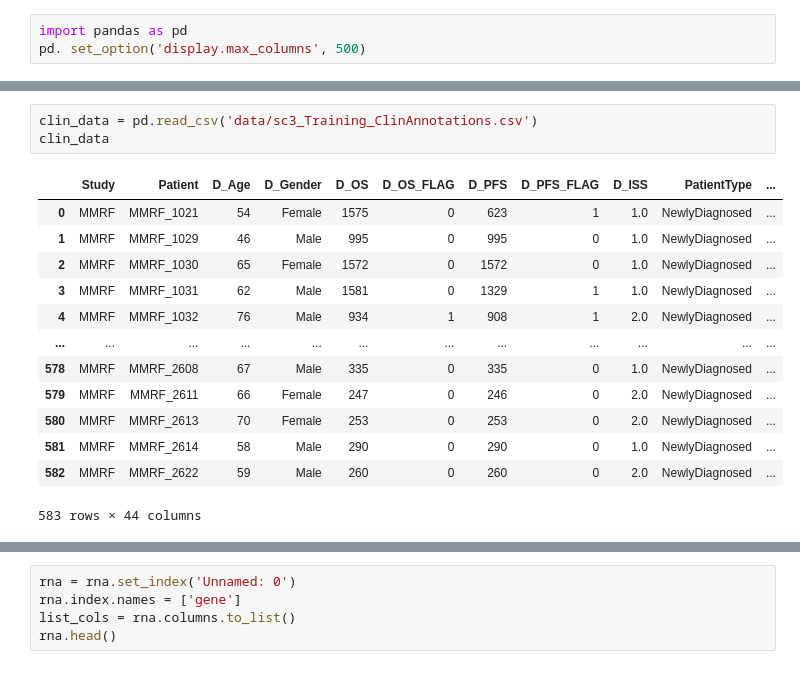
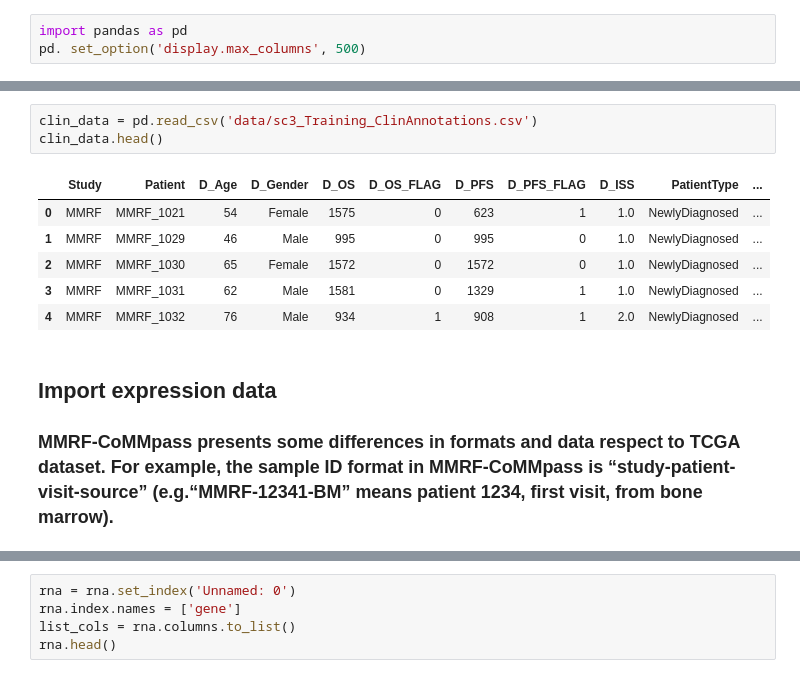
Before and after one commit to anastasia-enot/multiple_myeloma_challenge, a Jupyter notebook: 01_preprocessing_datasets.ipynb, the cells around one changed output, grey strips where cells are left out. Saved outputs shown, nothing was run; the diff lists cells and outputs as text.

```diff
--- a/01_preprocessing_datasets.ipynb
+++ b/01_preprocessing_datasets.ipynb
@@ -22,19 +16,15 @@ clin_dict
 # %%
 clin_data = pd.read_csv('data/sc3_Training_ClinAnnotations.csv')
-clin_data
+clin_data.head()
 # %% [output]
 |  | Study | Patient | D_Age | D_Gender | D_OS | D_OS_FLAG | D_PFS | D_PFS_FLAG | D_ISS | PatientType | ... |
 | 0 | MMRF | MMRF_1021 | 54 | Female | 1575 | 0 | 623 | 1 | 1.0 | NewlyDiagnosed | ... |
 | 1 | MMRF | MMRF_1029 | 46 | Male | 995 | 0 | 995 | 0 | 1.0 | NewlyDiagnosed | ... |
 | 2 | MMRF | MMRF_1030 | 65 | Female | 1572 | 0 | 1572 | 0 | 1.0 | NewlyDiagnosed | ... |
 | 3 | MMRF | MMRF_1031 | 62 | Male | 1581 | 0 | 1329 | 1 | 1.0 | NewlyDiagnosed | ... |
 | 4 | MMRF | MMRF_1032 | 76 | Male | 934 | 1 | 908 | 1 | 2.0 | NewlyDiagnosed | ... |
-| ... | ... | ... | ... | ... | ... | ... | ... | ... | ... | ... | ... |
-| 578 | MMRF | MMRF_2608 | 67 | Male | 335 | 0 | 335 | 0 | 1.0 | NewlyDiagnosed | ... |
-| 579 | MMRF | MMRF_2611 | 66 | Female | 247 | 0 | 246 | 0 | 2.0 | NewlyDiagnosed | ... |
-| 580 | MMRF | MMRF_2613 | 70 | Female | 253 | 0 | 253 | 0 | 2.0 | NewlyDiagnosed | ... |
-| 581 | MMRF | MMRF_2614 | 58 | Male | 290 | 0 | 290 | 0 | 1.0 | NewlyDiagnosed | ... |
-| 582 | MMRF | MMRF_2622 | 59 | Male | 260 | 0 | 260 | 0 | 2.0 | NewlyDiagnosed | ... |
-583 rows × 44 columns
+# %% [markdown]
+## Import expression data
+### MMRF-CoMMpass presents some differences in formats and data respect to TCGA dataset. For example, the sample ID format in MMRF-CoMMpass is “study-patient-visit-source” (e.g.“MMRF-12341-BM” means patient 1234, first visit, from bone marrow).
 # %%
 rna = pd.read_csv('data/MMRF_CoMMpass_IA9_E74GTF_Salmon_entrezID_TPM_hg19.csv')
```
Also changed, not shown: parts of 35 cells of this notebook, 5 other files.
